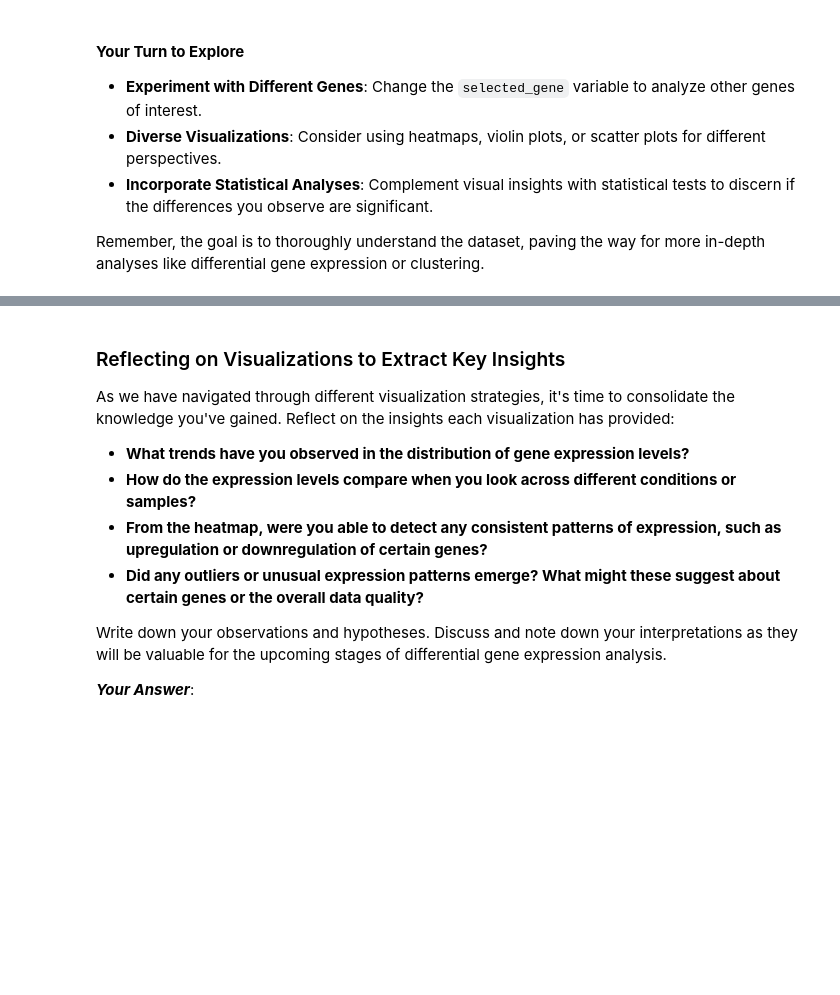
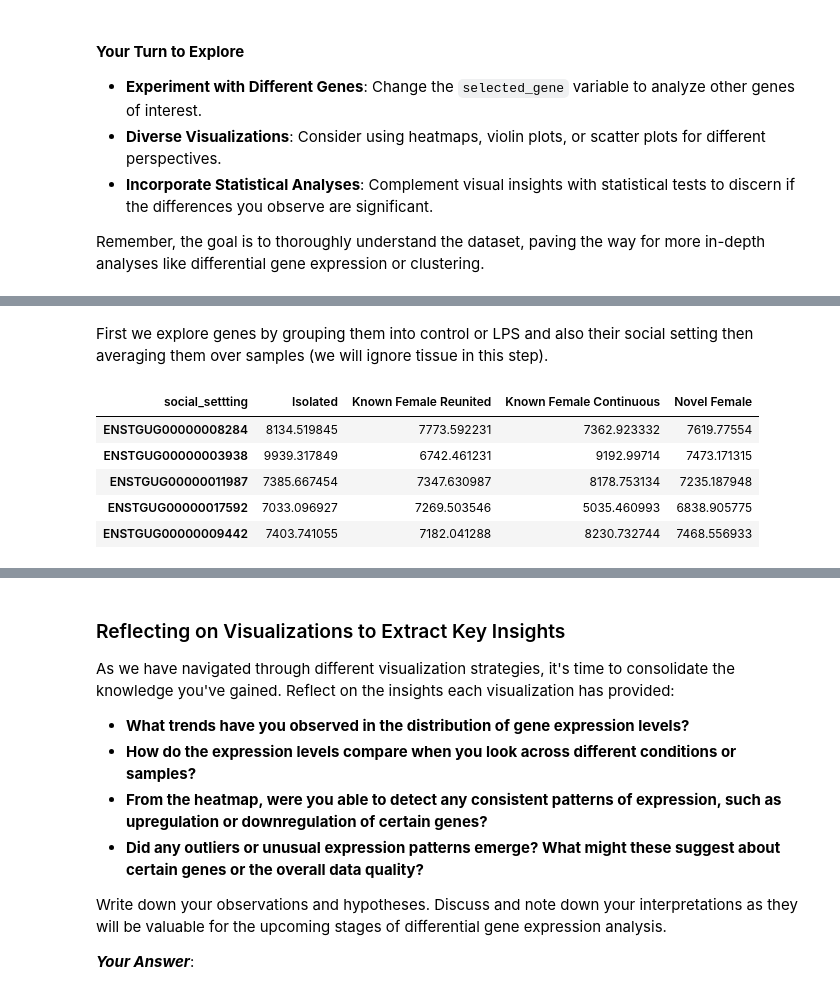
Before and after one commit to alirezanobakht13/Intro-bioinformatics, a Jupyter notebook: tasks/the-songbird-study/SongBirdStudy.ipynb, the cells around one changed output, grey strips where cells are left out. Saved outputs shown, nothing was run; the diff lists cells and outputs as text; code cells hidden in the pictures; blank space fills up the shorter version.

```diff
--- a/tasks/the-songbird-study/SongBirdStudy.ipynb
+++ b/tasks/the-songbird-study/SongBirdStudy.ipynb
@@ -491,0 +490,24 @@ Remember, the goal is to thoroughly understand the dataset, paving the way for m
+# %%
+### TODO ###
+import pandas as pd
+import seaborn as sns
+import matplotlib.pyplot as plt
+
+df = pd.read_csv('./dataset/normalized_dataset.csv') # (131, 18622)
+
+
+selected_gene = 'ENSTGUG00000004743'
+
+social_setting_map = {
+    'ISO': 'Isolated',
+    'KFC': 'Known Female Continuous',
+    'KF': 'Known Female Reunited',
+    'NF': 'Novel Female'
+}
+
+md = [ # meta data column
+    'sample_id',
+    'tissue_id',
+    'social_settting',
+    'study_group',
+]
@@ -491,0 +522,19 @@ Remember, the goal is to thoroughly understand the dataset, paving the way for m
+# %% [markdown]
+First we explore genes by grouping them into control or LPS and also their social setting then averaging them over samples (we will ignore tissue in this step).
+# %%
+social_study_mean = df.drop(columns=md[:2]).groupby(md[2:]).mean().reset_index()
+social_study_mean['social_settting'] = social_study_mean['social_settting'].map(social_setting_map)
+l_group = social_study_mean[social_study_mean['study_group']=='L'].drop(columns=['study_group']).T
+s_group = social_study_mean[social_study_mean['study_group']=='S'].drop(columns=['study_group']).T
+l_group.columns = l_group.iloc[0]
+l_group = l_group.drop(l_group.index[0])
+s_group.columns = s_group.iloc[0]
+s_group = s_group.drop(s_group.index[0])
+l_group.head()
+# %% [output]
+| social_settting | Isolated | Known Female Reunited | Known Female Continuous | Novel Female |
+| ENSTGUG00000008284 | 8134.519845 | 7773.592231 | 7362.923332 | 7619.77554 |
+| ENSTGUG00000003938 | 9939.317849 | 6742.461231 | 9192.99714 | 7473.171315 |
+| ENSTGUG00000011987 | 7385.667454 | 7347.630987 | 8178.753134 | 7235.187948 |
+| ENSTGUG00000017592 | 7033.096927 | 7269.503546 | 5035.460993 | 6838.905775 |
+| ENSTGUG00000009442 | 7403.741055 | 7182.041288 | 8230.732744 | 7468.556933 |
```
Also changed, not shown: parts of 5 cells of this notebook, 2 other files.
